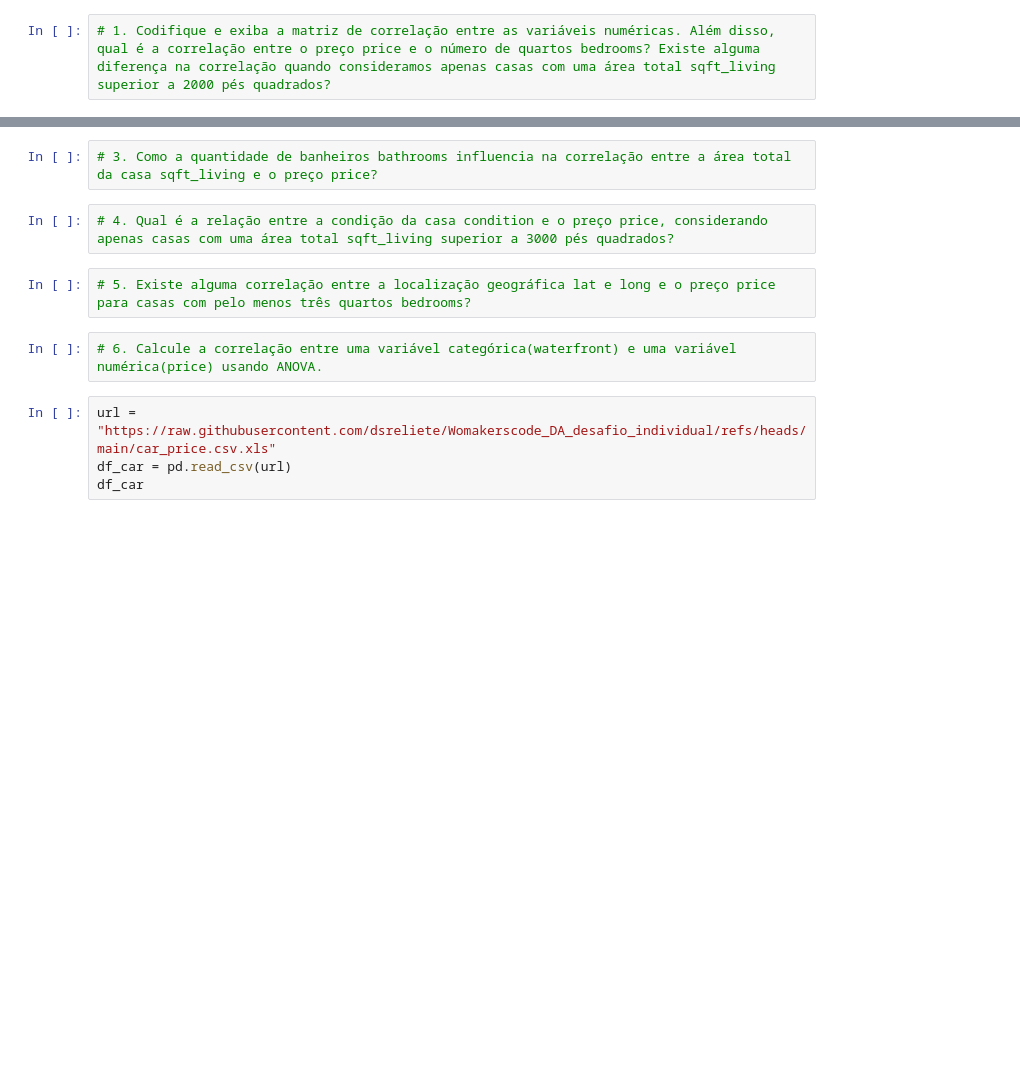
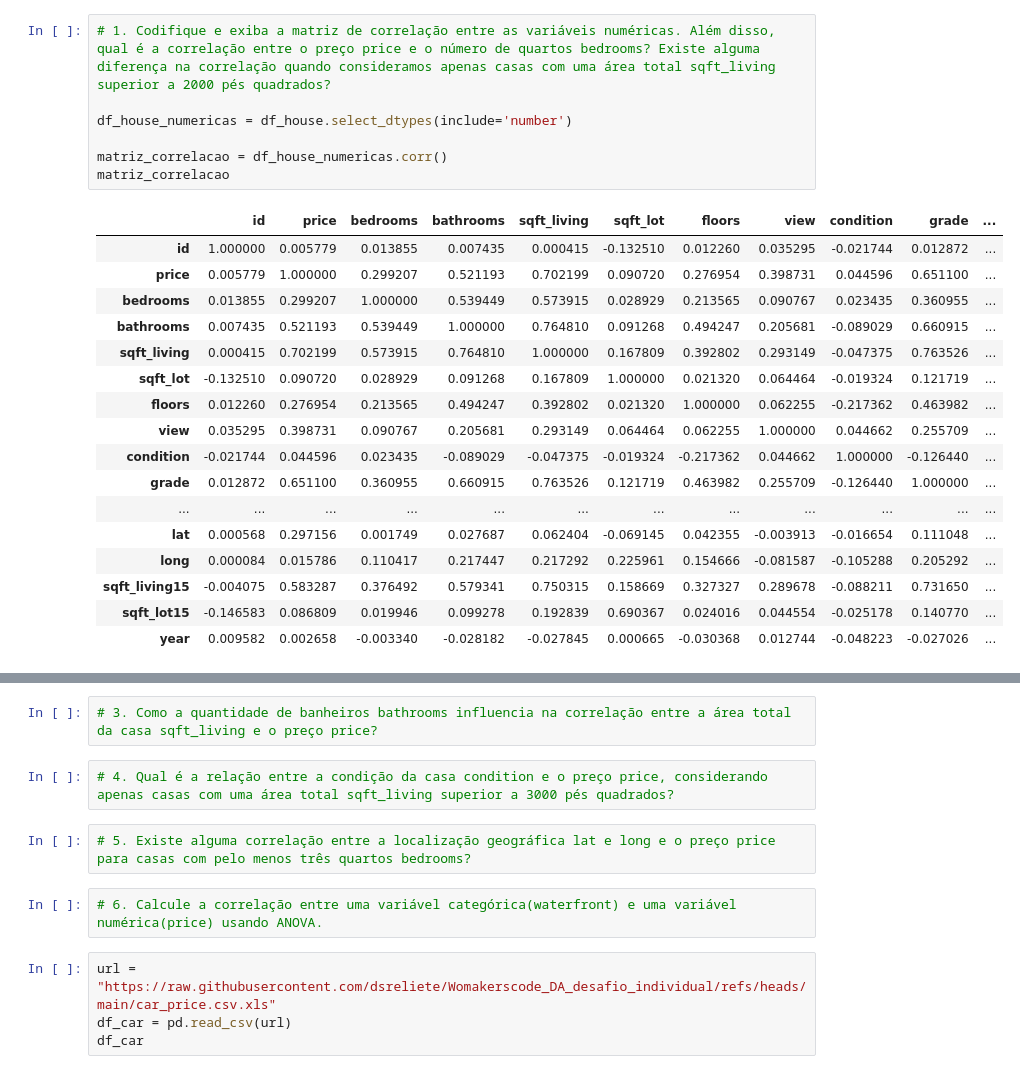
Before and after one commit to dsreliete/Womakerscode_DA_desafio_individual, a Jupyter notebook: Desafio6IndividualElietedaSilvaRodrigues.ipynb, the cells around one changed output, grey strips where cells are left out. Saved outputs shown, nothing was run; the diff lists cells and outputs as text; blank space fills up the shorter version.

```diff
--- a/Desafio6IndividualElietedaSilvaRodrigues.ipynb
+++ b/Desafio6IndividualElietedaSilvaRodrigues.ipynb
@@ -26,2 +50,25 @@ df_house
 # %%
 # 1. Codifique e exiba a matriz de correlação entre as variáveis numéricas. Além disso, qual é a correlação entre o preço price e o número de quartos bedrooms? Existe alguma diferença na correlação quando consideramos apenas casas com uma área total sqft_living superior a 2000 pés quadrados?
+
+df_house_numericas = df_house.select_dtypes(include='number')
+
+matriz_correlacao = df_house_numericas.corr()
+matriz_correlacao
+# %% [output]
+|  | id | price | bedrooms | bathrooms | sqft_living | sqft_lot | floors | view | condition | grade | ... |
+| id | 1.000000 | 0.005779 | 0.013855 | 0.007435 | 0.000415 | -0.132510 | 0.012260 | 0.035295 | -0.021744 | 0.012872 | ... |
+| price | 0.005779 | 1.000000 | 0.299207 | 0.521193 | 0.702199 | 0.090720 | 0.276954 | 0.398731 | 0.044596 | 0.651100 | ... |
+| bedrooms | 0.013855 | 0.299207 | 1.000000 | 0.539449 | 0.573915 | 0.028929 | 0.213565 | 0.090767 | 0.023435 | 0.360955 | ... |
+| bathrooms | 0.007435 | 0.521193 | 0.539449 | 1.000000 | 0.764810 | 0.091268 | 0.494247 | 0.205681 | -0.089029 | 0.660915 | ... |
+| sqft_living | 0.000415 | 0.702199 | 0.573915 | 0.764810 | 1.000000 | 0.167809 | 0.392802 | 0.293149 | -0.047375 | 0.763526 | ... |
+| sqft_lot | -0.132510 | 0.090720 | 0.028929 | 0.091268 | 0.167809 | 1.000000 | 0.021320 | 0.064464 | -0.019324 | 0.121719 | ... |
+| floors | 0.012260 | 0.276954 | 0.213565 | 0.494247 | 0.392802 | 0.021320 | 1.000000 | 0.062255 | -0.217362 | 0.463982 | ... |
+| view | 0.035295 | 0.398731 | 0.090767 | 0.205681 | 0.293149 | 0.064464 | 0.062255 | 1.000000 | 0.044662 | 0.255709 | ... |
+| condition | -0.021744 | 0.044596 | 0.023435 | -0.089029 | -0.047375 | -0.019324 | -0.217362 | 0.044662 | 1.000000 | -0.126440 | ... |
+| grade | 0.012872 | 0.651100 | 0.360955 | 0.660915 | 0.763526 | 0.121719 | 0.463982 | 0.255709 | -0.126440 | 1.000000 | ... |
+| ... | ... | ... | ... | ... | ... | ... | ... | ... | ... | ... | ... |
+| lat | 0.000568 | 0.297156 | 0.001749 | 0.027687 | 0.062404 | -0.069145 | 0.042355 | -0.003913 | -0.016654 | 0.111048 | ... |
+| long | 0.000084 | 0.015786 | 0.110417 | 0.217447 | 0.217292 | 0.225961 | 0.154666 | -0.081587 | -0.105288 | 0.205292 | ... |
+| sqft_living15 | -0.004075 | 0.583287 | 0.376492 | 0.579341 | 0.750315 | 0.158669 | 0.327327 | 0.289678 | -0.088211 | 0.731650 | ... |
+| sqft_lot15 | -0.146583 | 0.086809 | 0.019946 | 0.099278 | 0.192839 | 0.690367 | 0.024016 | 0.044554 | -0.025178 | 0.140770 | ... |
+| year | 0.009582 | 0.002658 | -0.003340 | -0.028182 | -0.027845 | 0.000665 | -0.030368 | 0.012744 | -0.048223 | -0.027026 | ... |
```
Also changed, not shown: parts of 7 cells of this notebook.
